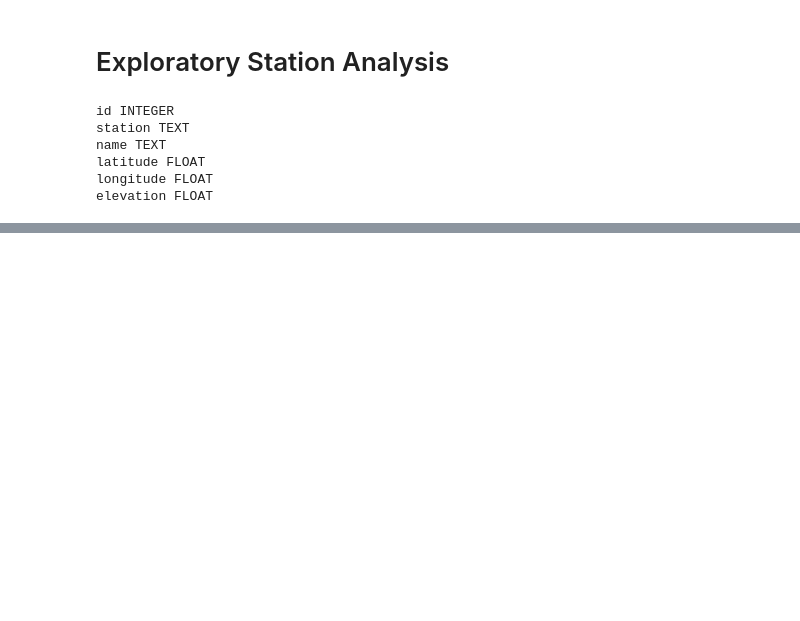
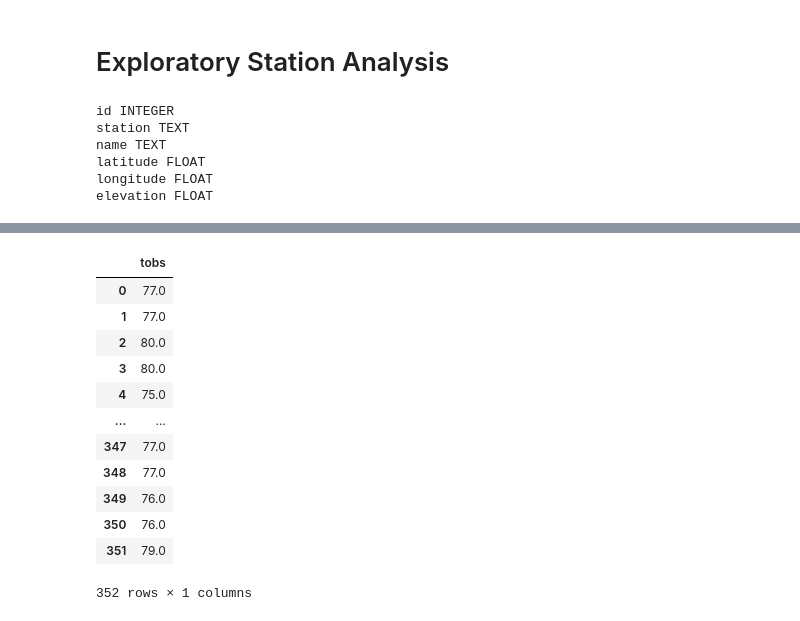
Before and after one commit to KevinMosweu/sqlalchemy-challenge, a Jupyter notebook: SurfsUp/climate_analysis.ipynb, the cells around one changed output, grey strips where cells are left out. Cells and saved outputs as stored; diff of their text form; code cells hidden in the pictures; blank space fills up the shorter version.

```diff
--- a/SurfsUp/climate_analysis.ipynb
+++ b/SurfsUp/climate_analysis.ipynb
@@ -176,0 +186,7 @@ elevation FLOAT
+# %%
+# Designing a query to find the most active stations (i.e. what stations have the most rows?)
+# Listing the stations and the counts in descending order.
+station_activity = session.query(Measurement.station, func.count(Measurement.station)).\
+                    group_by(Measurement.station).\
+                    order_by(func.count(Measurement.station).desc()).all()
+station_activity
@@ -176,0 +254,18 @@ elevation FLOAT
+# %%
+# Creating data frame from temperature data
+temperature_df = pd.DataFrame(temperature_data, columns=['tobs'])
+temperature_df
+# %% [output]
+|  | tobs |
+| 0 | 77.0 |
+| 1 | 77.0 |
+| 2 | 80.0 |
+| 3 | 80.0 |
+| 4 | 75.0 |
+| ... | ... |
+| 347 | 77.0 |
+| 348 | 77.0 |
+| 349 | 76.0 |
+| 350 | 76.0 |
+| 351 | 79.0 |
+352 rows × 1 columns
```
Also changed, not shown: parts of 8 cells of this notebook, 1 other file.
